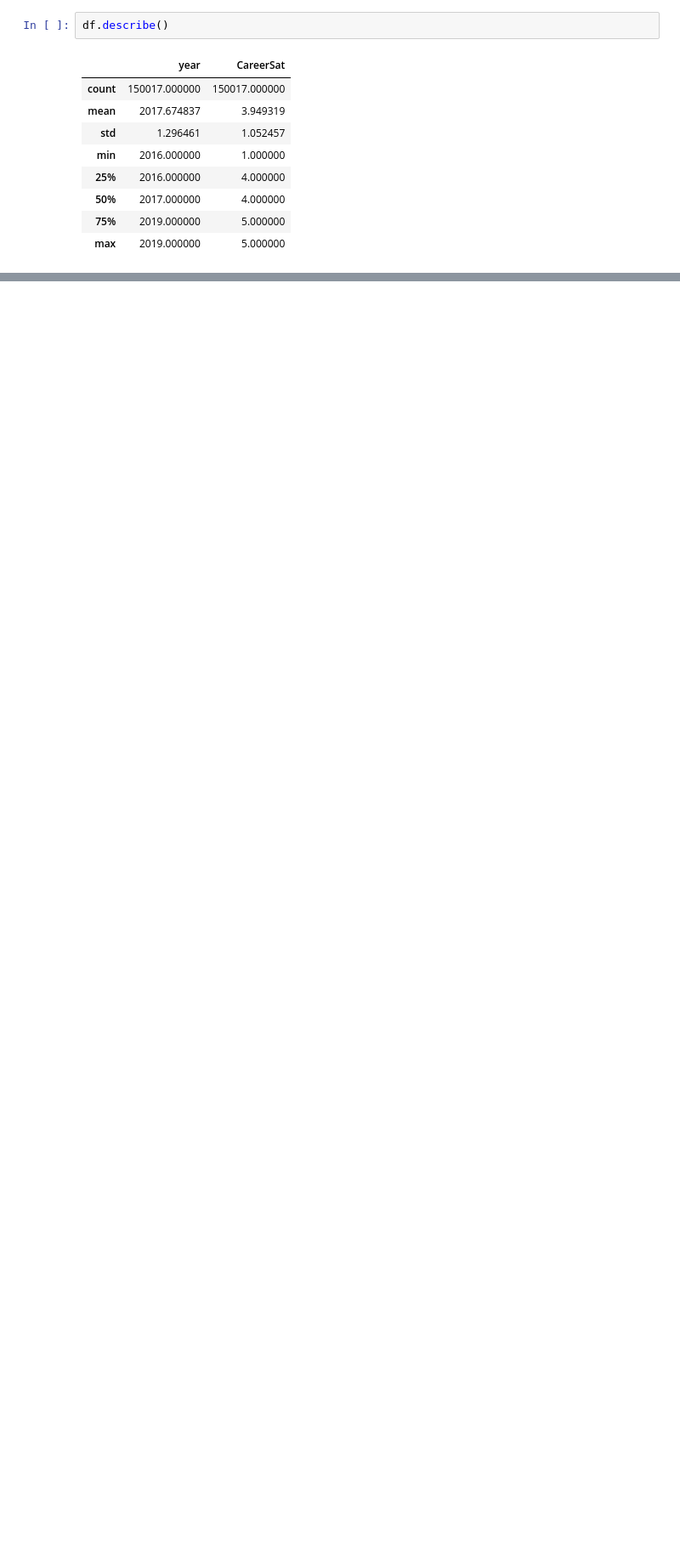
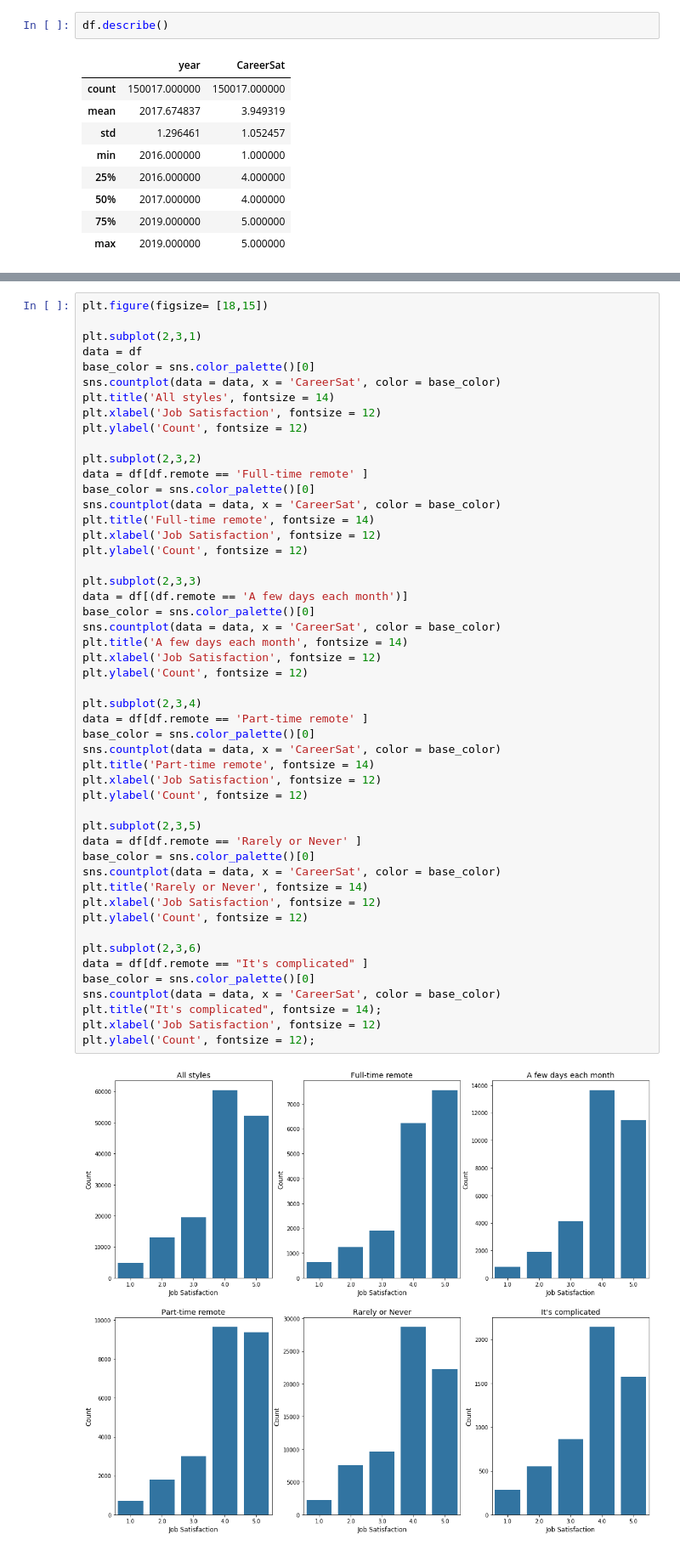
Before and after one commit to hamidkhbl/StackoverflowSurvey, a Jupyter notebook: RemoteAndJobSatisfaction.ipynb, the cells around one changed output, grey strips where cells are left out. Shown at 85% size. Drawn from its saved outputs; the diff is of its cells as text; blank space fills up the shorter version.

```diff
--- a/RemoteAndJobSatisfaction.ipynb
+++ b/RemoteAndJobSatisfaction.ipynb
@@ -32,3 +52,55 @@ df.describe()
+# %%
+plt.figure(figsize= [18,15])
+
+plt.subplot(2,3,1)
+data = df
+base_color = sns.color_palette()[0]
+sns.countplot(data = data, x = 'CareerSat', color = base_color)
+plt.title('All styles', fontsize = 14)
+plt.xlabel('Job Satisfaction', fontsize = 12)
+plt.ylabel('Count', fontsize = 12)
+
+plt.subplot(2,3,2)
+data = df[df.remote == 'Full-time remote' ]
+base_color = sns.color_palette()[0]
+sns.countplot(data = data, x = 'CareerSat', color = base_color)
+plt.title('Full-time remote', fontsize = 14)
+plt.xlabel('Job Satisfaction', fontsize = 12)
+plt.ylabel('Count', fontsize = 12)
+
+plt.subplot(2,3,3)
+data = df[(df.remote == 'A few days each month')]
+base_color = sns.color_palette()[0]
+sns.countplot(data = data, x = 'CareerSat', color = base_color)
+plt.title('A few days each month', fontsize = 14)
+plt.xlabel('Job Satisfaction', fontsize = 12)
+plt.ylabel('Count', fontsize = 12)
+
+plt.subplot(2,3,4)
+data = df[df.remote == 'Part-time remote' ]
+base_color = sns.color_palette()[0]
+sns.countplot(data = data, x = 'CareerSat', color = base_color)
+plt.title('Part-time remote', fontsize = 14)
+plt.xlabel('Job Satisfaction', fontsize = 12)
+plt.ylabel('Count', fontsize = 12)
+
+plt.subplot(2,3,5)
+data = df[df.remote == 'Rarely or Never' ]
+base_color = sns.color_palette()[0]
+sns.countplot(data = data, x = 'CareerSat', color = base_color)
+plt.title('Rarely or Never', fontsize = 14)
+plt.xlabel('Job Satisfaction', fontsize = 12)
+plt.ylabel('Count', fontsize = 12)
+
+plt.subplot(2,3,6)
+data = df[df.remote == "It's complicated" ]
+base_color = sns.color_palette()[0]
+sns.countplot(data = data, x = 'CareerSat', color = base_color)
+plt.title("It's complicated", fontsize = 14);
+plt.xlabel('Job Satisfaction', fontsize = 12)
+plt.ylabel('Count', fontsize = 12);
+# %% [output]
+[figure, added]
 # %%
 # Calculate count, precentage, mean, var, std, lower 95 and upper 95
 def calc_amt(df, col_name, col_calc):
```
Also changed, not shown: parts of 11 cells of this notebook.
